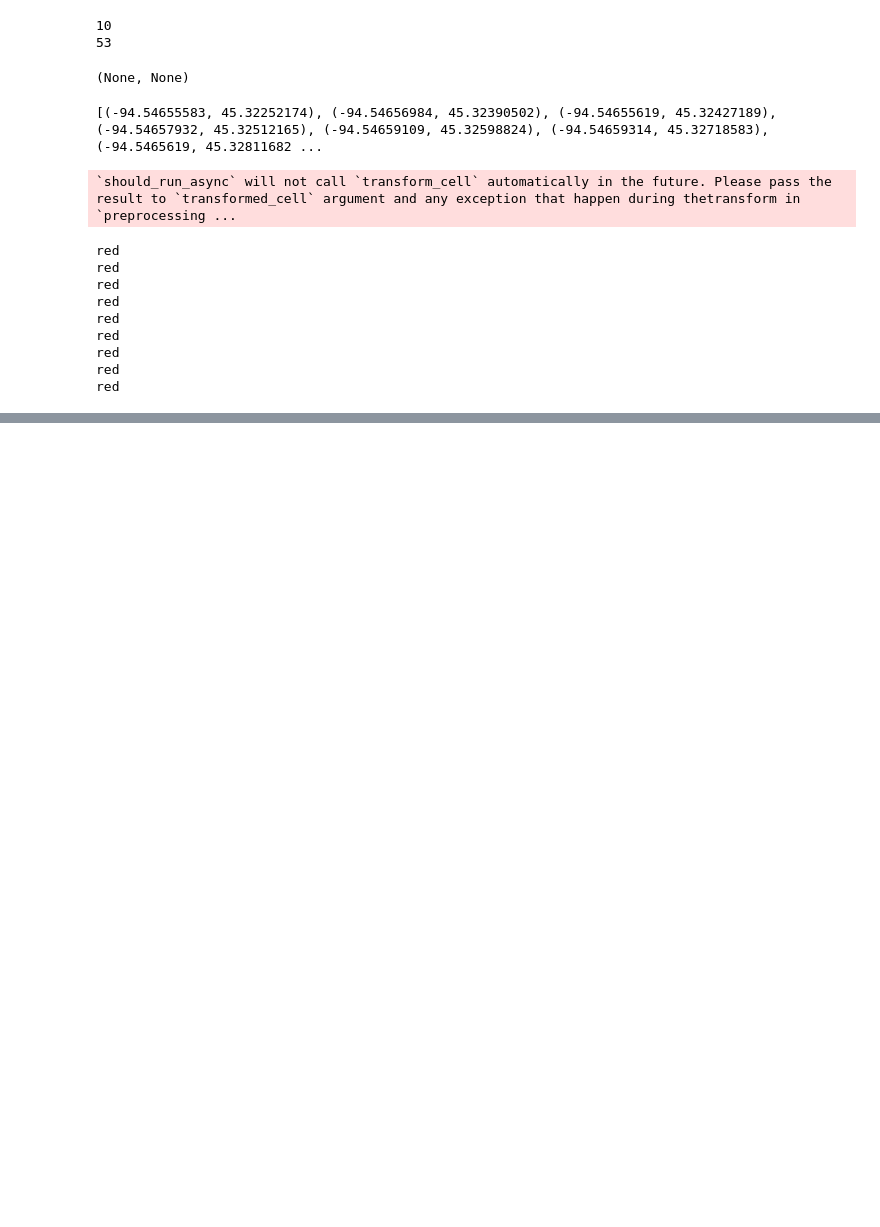
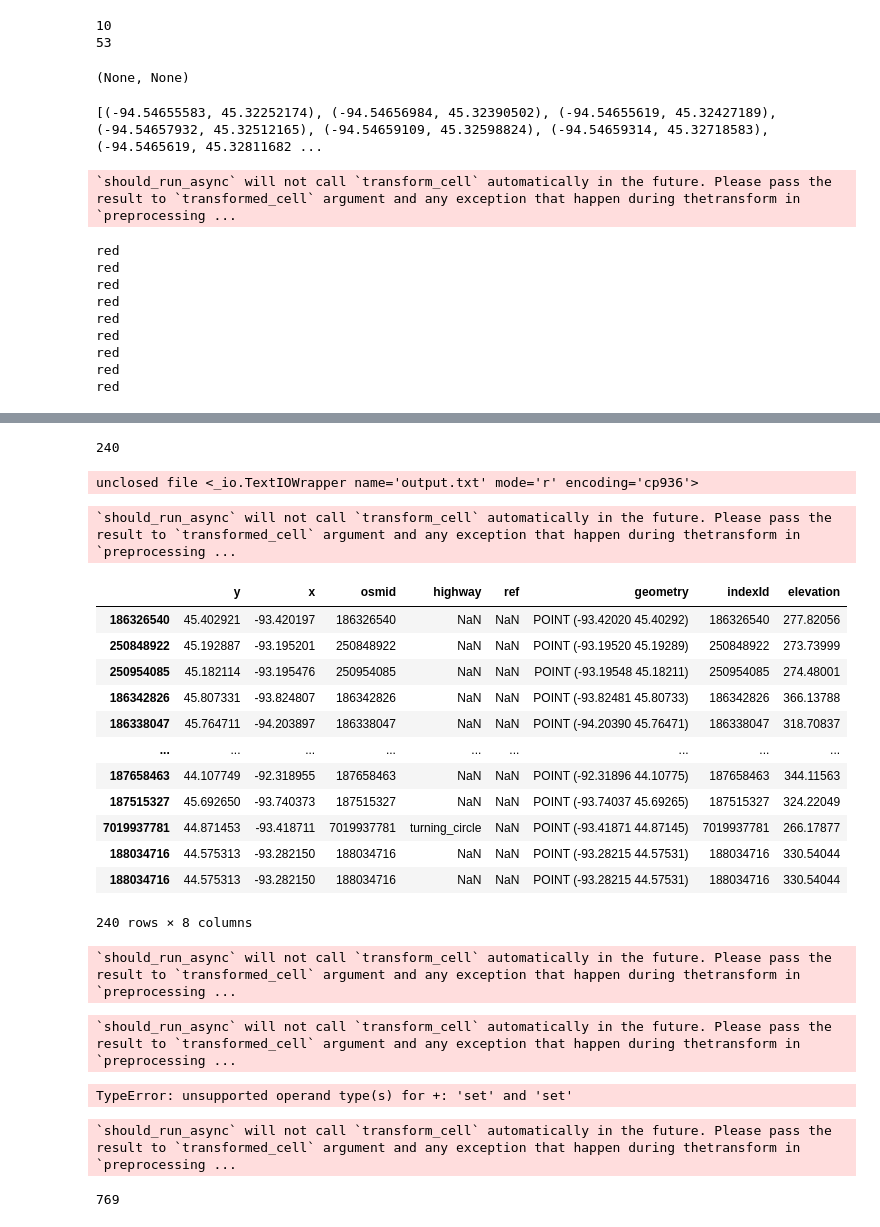
Before and after one commit to yang-mingzhou/ecoRouting, a Jupyter notebook: extractRestrictedPath.ipynb, the cells around one changed output, grey strips where cells are left out. Cells and saved outputs as stored; diff of their text form; code cells hidden in the pictures; blank space fills up the shorter version.

Commit message:
Add blacklist for truck routing

```diff
--- a/extractRestrictedPath.ipynb
+++ b/extractRestrictedPath.ipynb
@@ -285,0 +402,5 @@ red
+# %%
+# save and read these two list
+roadRestriction = gpd.read_file("statistical data/roadRestriction.geojson", drive='GeoJSON')
+bridgeRestriction = pd.read_csv("statistical data/bridgeRestriction.csv")
+len(roadRestriction), len(bridgeRestriction)
@@ -285,0 +641,47 @@ red
+# %%
+x,y = list(bridgeRestriction['LONGITUDE']), list(bridgeRestriction['LATITUDE'])
+# %%
+len(x)
+# %% [output]
+240
+# %%
+bridgeNodes = ox.distance.get_nearest_nodes(osmGraphInBbox.graph, x, y)
+# %% [output]
+unclosed file <_io.TextIOWrapper name='output.txt' mode='r' encoding='cp936'>
+# %%
+matchedNodesGdf = nodes.loc[bridgeNodes,:]
+# %%
+matchedNodesGdf
+# %% [output]
+`should_run_async` will not call `transform_cell` automatically in the future. Please pass the result to `transformed_cell` argument and any exception that happen during thetransform in `preprocessing ...
+|  | y | x | osmid | highway | ref | geometry | indexId | elevation |
+| 186326540 | 45.402921 | -93.420197 | 186326540 | NaN | NaN | POINT (-93.42020 45.40292) | 186326540 | 277.82056 |
+| 250848922 | 45.192887 | -93.195201 | 250848922 | NaN | NaN | POINT (-93.19520 45.19289) | 250848922 | 273.73999 |
+| 250954085 | 45.182114 | -93.195476 | 250954085 | NaN | NaN | POINT (-93.19548 45.18211) | 250954085 | 274.48001 |
+| 186342826 | 45.807331 | -93.824807 | 186342826 | NaN | NaN | POINT (-93.82481 45.80733) | 186342826 | 366.13788 |
+| 186338047 | 45.764711 | -94.203897 | 186338047 | NaN | NaN | POINT (-94.20390 45.76471) | 186338047 | 318.70837 |
+| ... | ... | ... | ... | ... | ... | ... | ... | ... |
+| 187658463 | 44.107749 | -92.318955 | 187658463 | NaN | NaN | POINT (-92.31896 44.10775) | 187658463 | 344.11563 |
+| 187515327 | 45.692650 | -93.740373 | 187515327 | NaN | NaN | POINT (-93.74037 45.69265) | 187515327 | 324.22049 |
+| 7019937781 | 44.871453 | -93.418711 | 7019937781 | turning_circle | NaN | POINT (-93.41871 44.87145) | 7019937781 | 266.17877 |
+| 188034716 | 44.575313 | -93.282150 | 188034716 | NaN | NaN | POINT (-93.28215 44.57531) | 188034716 | 330.54044 |
+| 188034716 | 44.575313 | -93.282150 | 188034716 | NaN | NaN | POINT (-93.28215 44.57531) | 188034716 | 330.54044 |
+240 rows × 8 columns
+# %%
+matchedPointList = list(zip(list(matchedNodesGdf['y']), list(matchedNodesGdf['x'])))
+GraphFunctions.plotPointList({'restrict nodes':  matchedPointList}, ['red'], 'test.html')
+# %% [output]
+`should_run_async` will not call `transform_cell` automatically in the future. Please pass the result to `transformed_cell` argument and any exception that happen during thetransform in `preprocessing ...
+# %%
+blackSegSet_bridge+blackSegSet
+# %% [output]
+`should_run_async` will not call `transform_cell` automatically in the future. Please pass the result to `transformed_cell` argument and any exception that happen during thetransform in `preprocessing ...
+TypeError: unsupported operand type(s) for +: 'set' and 'set'
+# %%
+blackList = blackSegSet_bridge.union(blackSegSet)
+# %% [output]
+`should_run_async` will not call `transform_cell` automatically in the future. Please pass the result to `transformed_cell` argument and any exception that happen during thetransform in `preprocessing ...
+# %%
+len(blackList)
+# %% [output]
+769
```
Also changed, not shown: parts of 86 cells of this notebook, 13 other files.
